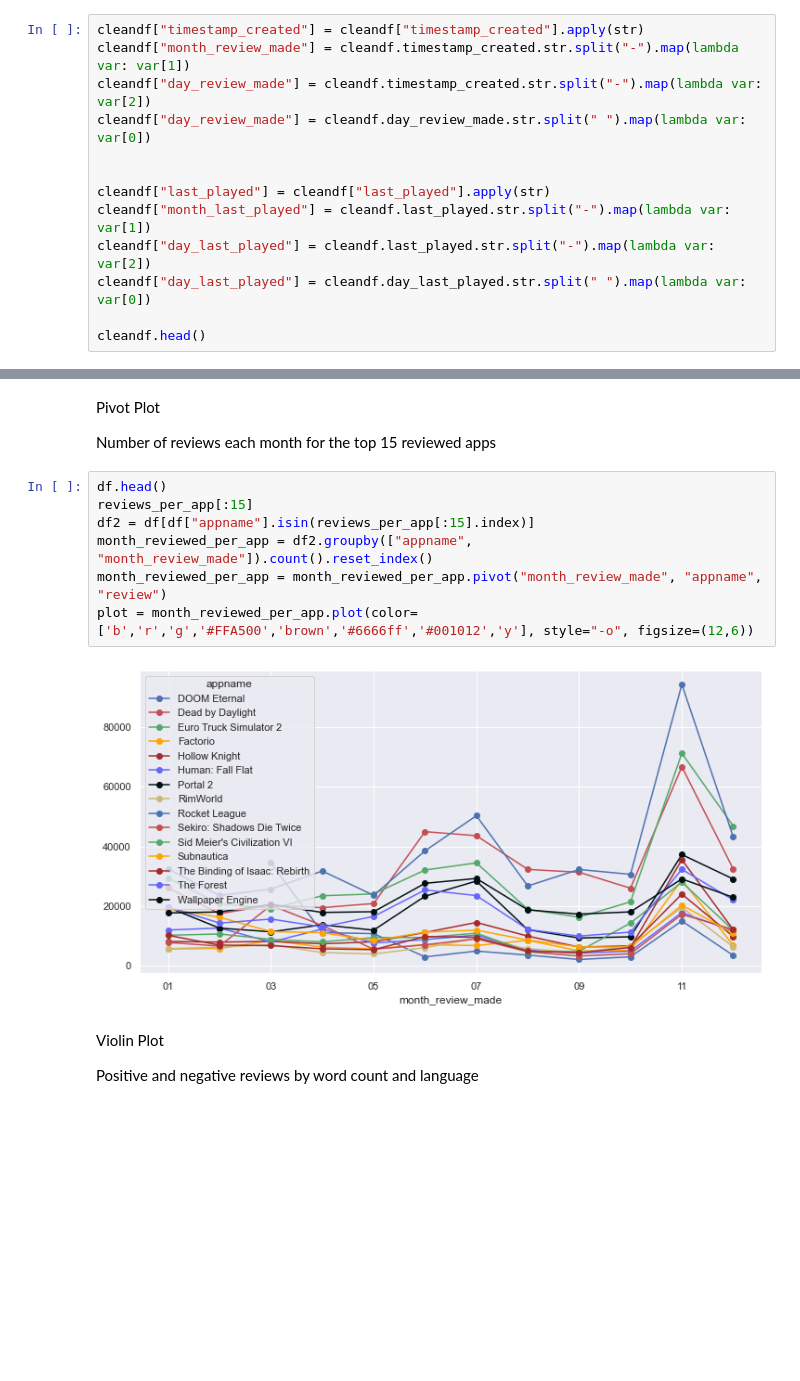
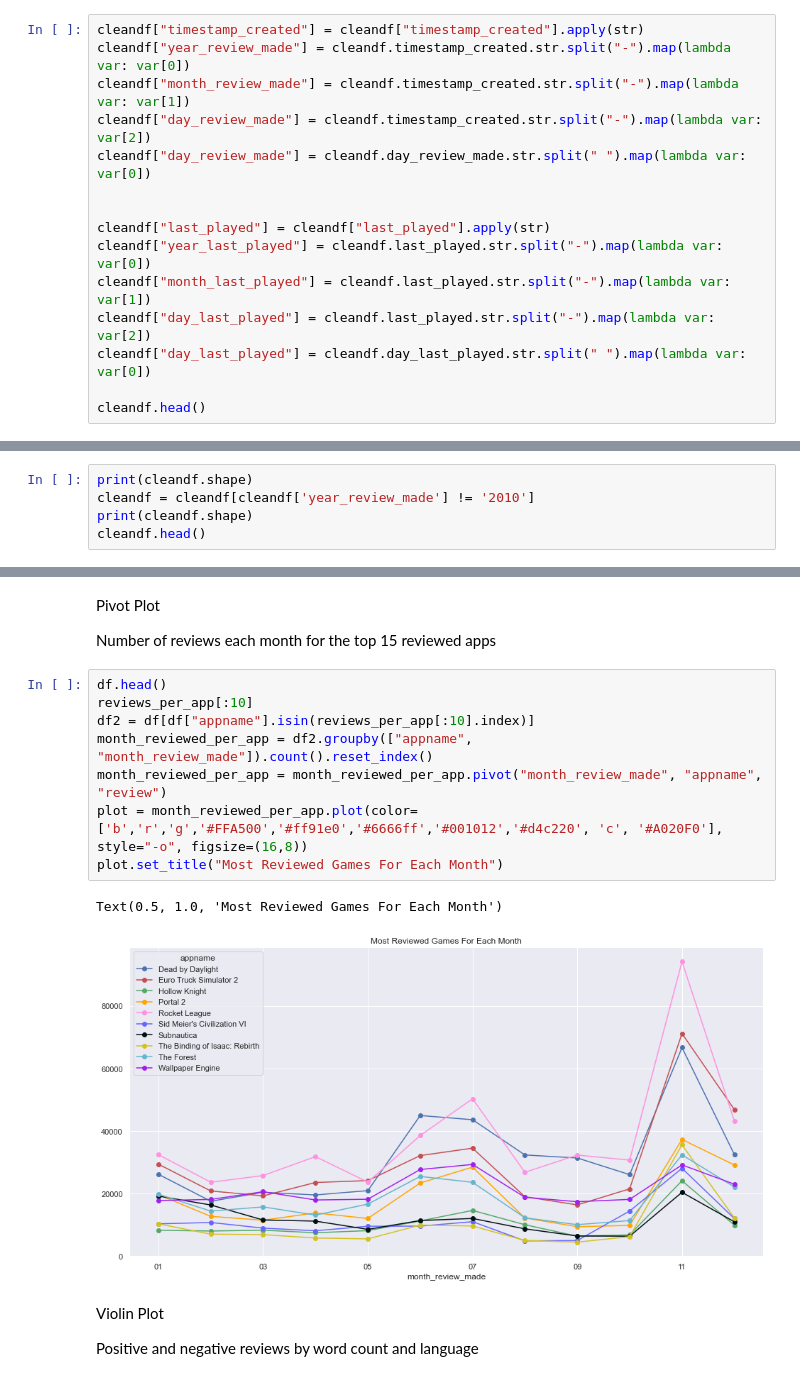
Before and after one commit to Wallyman38/453-Project, a Jupyter notebook: final_project.ipynb, the cells around one changed output, grey strips where cells are left out. Drawn from its saved outputs; the diff is of its cells as text; blank space fills up the shorter version.

```diff
--- a/final_project.ipynb
+++ b/final_project.ipynb
@@ -152,11 +152,13 @@ Feature Splitting
 # %%
 cleandf["timestamp_created"] = cleandf["timestamp_created"].apply(str)
+cleandf["year_review_made"] = cleandf.timestamp_created.str.split("-").map(lambda var: var[0])
 cleandf["month_review_made"] = cleandf.timestamp_created.str.split("-").map(lambda var: var[1])
 cleandf["day_review_made"] = cleandf.timestamp_created.str.split("-").map(lambda var: var[2])
 cleandf["day_review_made"] = cleandf.day_review_made.str.split(" ").map(lambda var: var[0])
 
 
 cleandf["last_played"] = cleandf["last_played"].apply(str)
+cleandf["year_last_played"] = cleandf.last_played.str.split("-").map(lambda var: var[0])
 cleandf["month_last_played"] = cleandf.last_played.str.split("-").map(lambda var: var[1])
 cleandf["day_last_played"] = cleandf.last_played.str.split("-").map(lambda var: var[2])
 cleandf["day_last_played"] = cleandf.day_last_played.str.split(" ").map(lambda var: var[0])
@@ -172,0 +177,5 @@ cleandf.head()
+# %%
+print(cleandf.shape)
+cleandf = cleandf[cleandf['year_review_made'] != '2010']
+print(cleandf.shape)
+cleandf.head()
@@ -279,13 +298,15 @@ Pivot Plot
 Number of reviews each month for the top 15 reviewed apps
 # %%
 df.head()
-reviews_per_app[:15]
-df2 = df[df["appname"].isin(reviews_per_app[:15].index)]
+reviews_per_app[:10]
+df2 = df[df["appname"].isin(reviews_per_app[:10].index)]
 month_reviewed_per_app = df2.groupby(["appname", "month_review_made"]).count().reset_index()
 month_reviewed_per_app = month_reviewed_per_app.pivot("month_review_made", "appname", "review")
-plot = month_reviewed_per_app.plot(color=['b','r','g','#FFA500','brown','#6666ff','#001012','y'], style="-o", figsize=(12,6))
+plot = month_reviewed_per_app.plot(color=['b','r','g','#FFA500','#ff91e0','#6666ff','#001012','#d4c220', 'c', '#A020F0'], style="-o", figsize=(16,8))
+plot.set_title("Most Reviewed Games For Each Month")
 # %% [output]
+Text(0.5, 1.0, 'Most Reviewed Games For Each Month')
-[figure, old version]
+[figure, new version]
 # %% [markdown]
 Violin Plot
 
```
Also changed, not shown: parts of 16 cells of this notebook.
